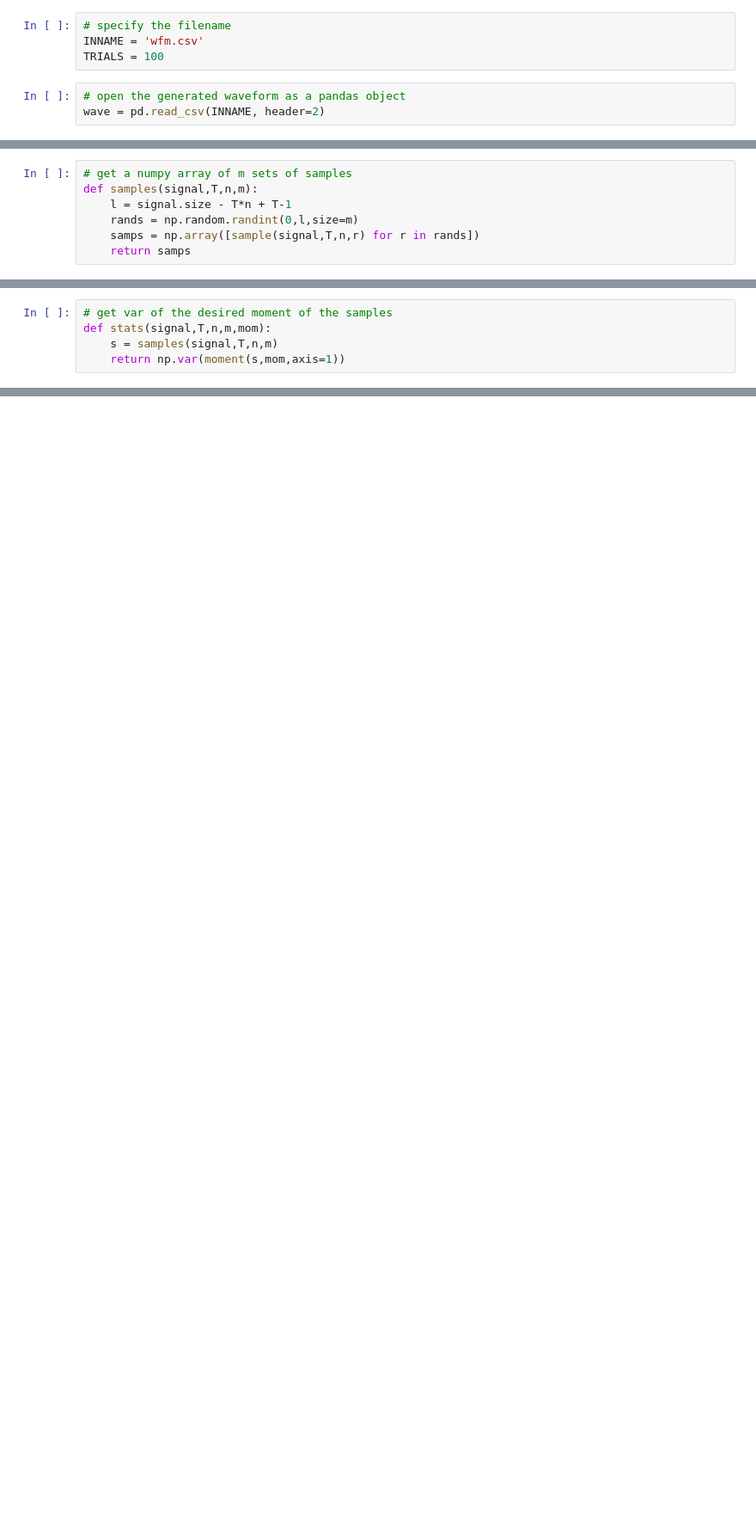
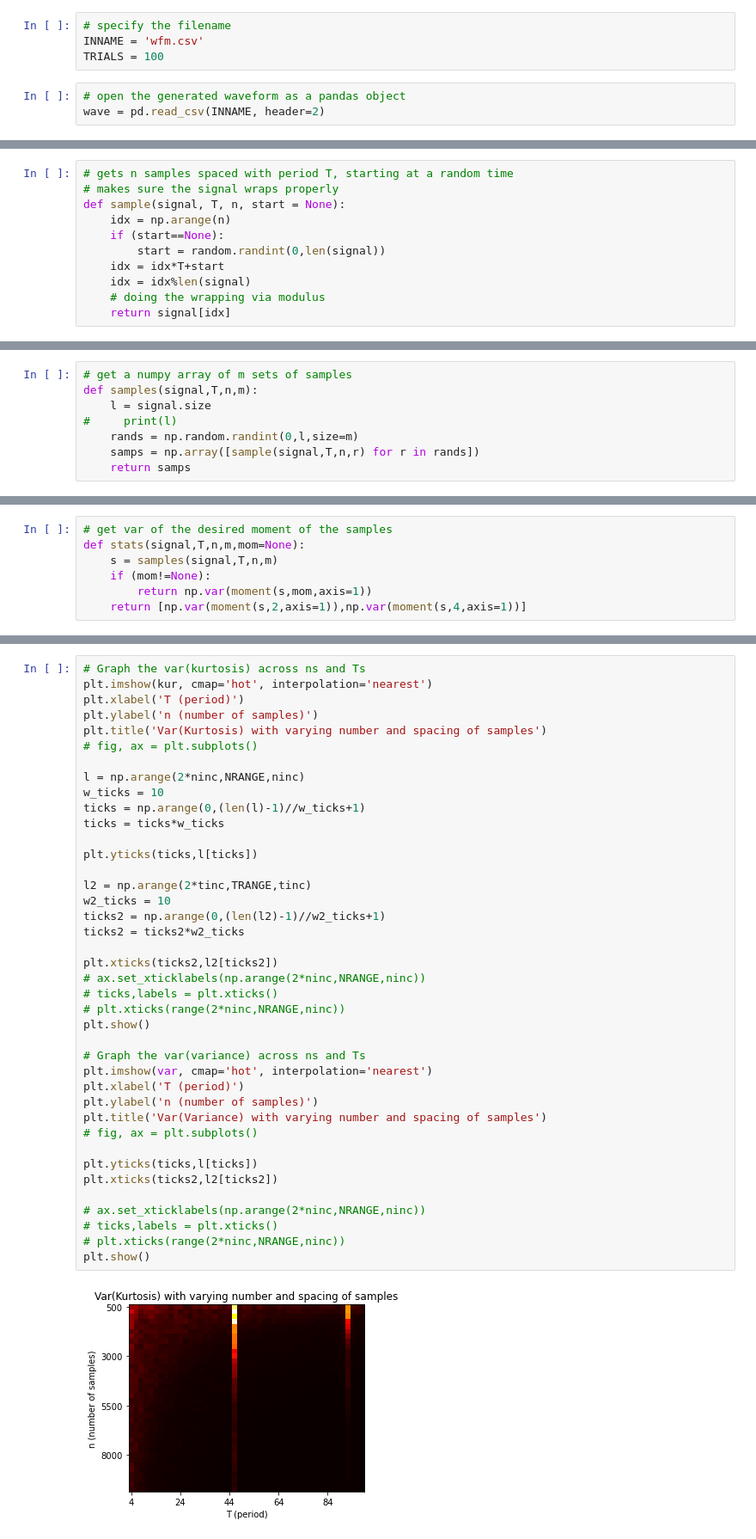
Before and after one commit to aceaton/558proj, a Jupyter notebook: waveform/Sampling.ipynb, the cells around one changed output, grey strips where cells are left out. Shown: that part at 86% size. Cells and saved outputs as stored; diff of their text form; blank space fills up the shorter version.

```diff
--- a/waveform/Sampling.ipynb
+++ b/waveform/Sampling.ipynb
@@ -44 +26,12 @@ def sample(signal,T,n,start = None):
+# %%
+# gets n samples spaced with period T, starting at a random time
+# makes sure the signal wraps properly
+def sample(signal, T, n, start = None):
+    idx = np.arange(n)
+    if (start==None):
+        start = random.randint(0,len(signal))
+    idx = idx*T+start
+    idx = idx%len(signal)
+    # doing the wrapping via modulus
+    return signal[idx]
 # %%
@@ -48,7 +43,8 @@ array([0.203736])
 # %%
 # get a numpy array of m sets of samples
 def samples(signal,T,n,m):
-    l = signal.size - T*n + T-1
+    l = signal.size
+#     print(l)
     rands = np.random.randint(0,l,size=m)
     samps = np.array([sample(signal,T,n,r) for r in rands])
     return samps
@@ -55,8 +58,10 @@ def samples(signal,T,n,m):
 # %%
 # get var of the desired moment of the samples
-def stats(signal,T,n,m,mom):
+def stats(signal,T,n,m,mom=None):
     s = samples(signal,T,n,m)
-    return np.var(moment(s,mom,axis=1))
+    if (mom!=None):
+        return np.var(moment(s,mom,axis=1))
+    return [np.var(moment(s,2,axis=1)),np.var(moment(s,4,axis=1))]
 # %%
 stats(m1,T=10,n=3,m=100,mom=2)
 # %% [output]
@@ -149,0 +103,42 @@ plt.show()
+# %%
+# Graph the var(kurtosis) across ns and Ts
+plt.imshow(kur, cmap='hot', interpolation='nearest')
+plt.xlabel('T (period)')
+plt.ylabel('n (number of samples)')
+plt.title('Var(Kurtosis) with varying number and spacing of samples')
+# fig, ax = plt.subplots()
+
+l = np.arange(2*ninc,NRANGE,ninc)
+w_ticks = 10
+ticks = np.arange(0,(len(l)-1)//w_ticks+1)
+ticks = ticks*w_ticks
+
+plt.yticks(ticks,l[ticks])
+
+l2 = np.arange(2*tinc,TRANGE,tinc)
+w2_ticks = 10
+ticks2 = np.arange(0,(len(l2)-1)//w2_ticks+1)
+ticks2 = ticks2*w2_ticks
+
+plt.xticks(ticks2,l2[ticks2])
+# ax.set_xticklabels(np.arange(2*ninc,NRANGE,ninc))
+# ticks,labels = plt.xticks()
+# plt.xticks(range(2*ninc,NRANGE,ninc))
+plt.show()
+
+# Graph the var(variance) across ns and Ts
+plt.imshow(var, cmap='hot', interpolation='nearest')
+plt.xlabel('T (period)')
+plt.ylabel('n (number of samples)')
+plt.title('Var(Variance) with varying number and spacing of samples')
+# fig, ax = plt.subplots()
+
+plt.yticks(ticks,l[ticks])
+plt.xticks(ticks2,l2[ticks2])
+
+# ax.set_xticklabels(np.arange(2*ninc,NRANGE,ninc))
+# ticks,labels = plt.xticks()
+# plt.xticks(range(2*ninc,NRANGE,ninc))
+plt.show()
+# %% [output]
+[figure, added]
```
Also changed, not shown: parts of 15 cells of this notebook.
